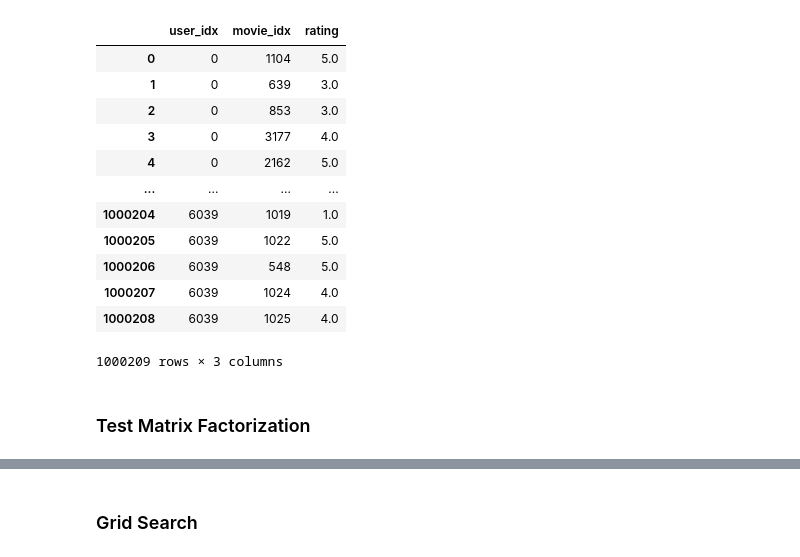
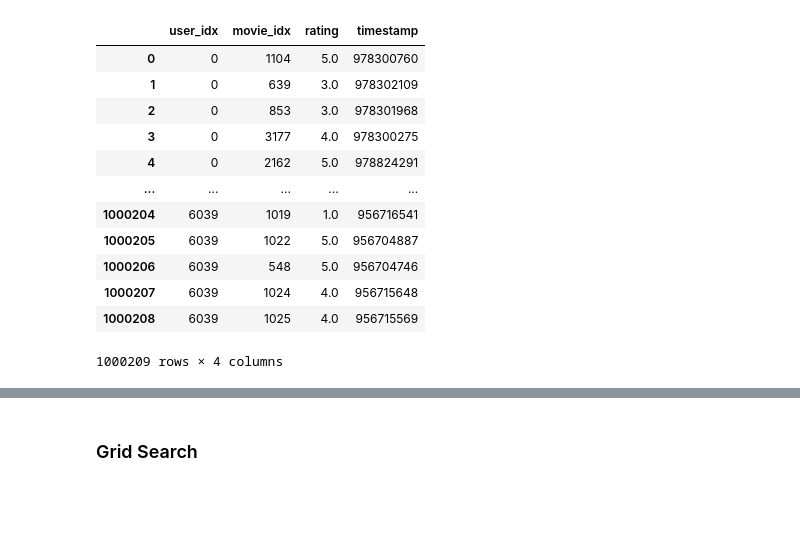
Before and after one commit to Senpaka/ml-recommendation-system, a Jupyter notebook: notebook/04_matrix_factorizdtion.ipynb, the cells around one changed output, grey strips where cells are left out. Drawn from its saved outputs; the diff is of its cells as text; code cells hidden in the pictures; blank space fills up the shorter version.

Commit message:
refactor: clear notebook (04_matrix_factorization)

```diff
--- a/notebook/04_matrix_factorizdtion.ipynb
+++ b/notebook/04_matrix_factorizdtion.ipynb
@@ -1,30 +1,28 @@
 # %%
 import pandas as pd
 import joblib
 import numpy as np
 
 
-interactions = pd.read_parquet("data\\interactions.parquet")
+interactions = pd.read_parquet("data\\11092026\\interactions.parquet")
 
-metadata = joblib.load("data\\metadata.pkl")
+metadata = joblib.load("data\\11092026\\metadata.pkl")
 
 interactions
 # %% [output]
-|  | user_idx | movie_idx | rating |
-| 0 | 0 | 1104 | 5.0 |
-| 1 | 0 | 639 | 3.0 |
-| 2 | 0 | 853 | 3.0 |
-| 3 | 0 | 3177 | 4.0 |
-| 4 | 0 | 2162 | 5.0 |
-| ... | ... | ... | ... |
-| 1000204 | 6039 | 1019 | 1.0 |
-| 1000205 | 6039 | 1022 | 5.0 |
-| 1000206 | 6039 | 548 | 5.0 |
-| 1000207 | 6039 | 1024 | 4.0 |
-| 1000208 | 6039 | 1025 | 4.0 |
+|  | user_idx | movie_idx | rating | timestamp |
+| 0 | 0 | 1104 | 5.0 | 978300760 |
+| 1 | 0 | 639 | 3.0 | 978302109 |
+| 2 | 0 | 853 | 3.0 | 978301968 |
+| 3 | 0 | 3177 | 4.0 | 978300275 |
+| 4 | 0 | 2162 | 5.0 | 978824291 |
+| ... | ... | ... | ... | ... |
+| 1000204 | 6039 | 1019 | 1.0 | 956716541 |
+| 1000205 | 6039 | 1022 | 5.0 | 956704887 |
+| 1000206 | 6039 | 548 | 5.0 | 956704746 |
+| 1000207 | 6039 | 1024 | 4.0 | 956715648 |
+| 1000208 | 6039 | 1025 | 4.0 | 956715569 |
-1000209 rows × 3 columns
+1000209 rows × 4 columns
-# %% [markdown]
-### Test Matrix Factorization
 # %%
 n_movies = metadata["n_movies"]
 n_users = metadata["n_users"]
```
Also changed, not shown: parts of 38 cells of this notebook.
